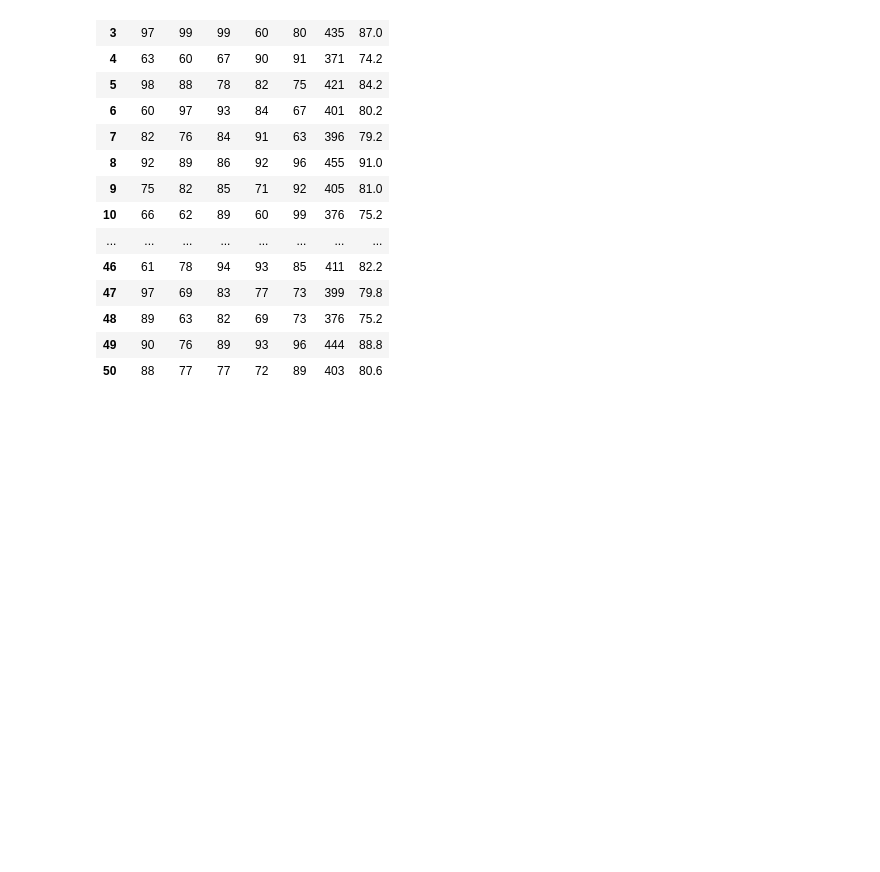
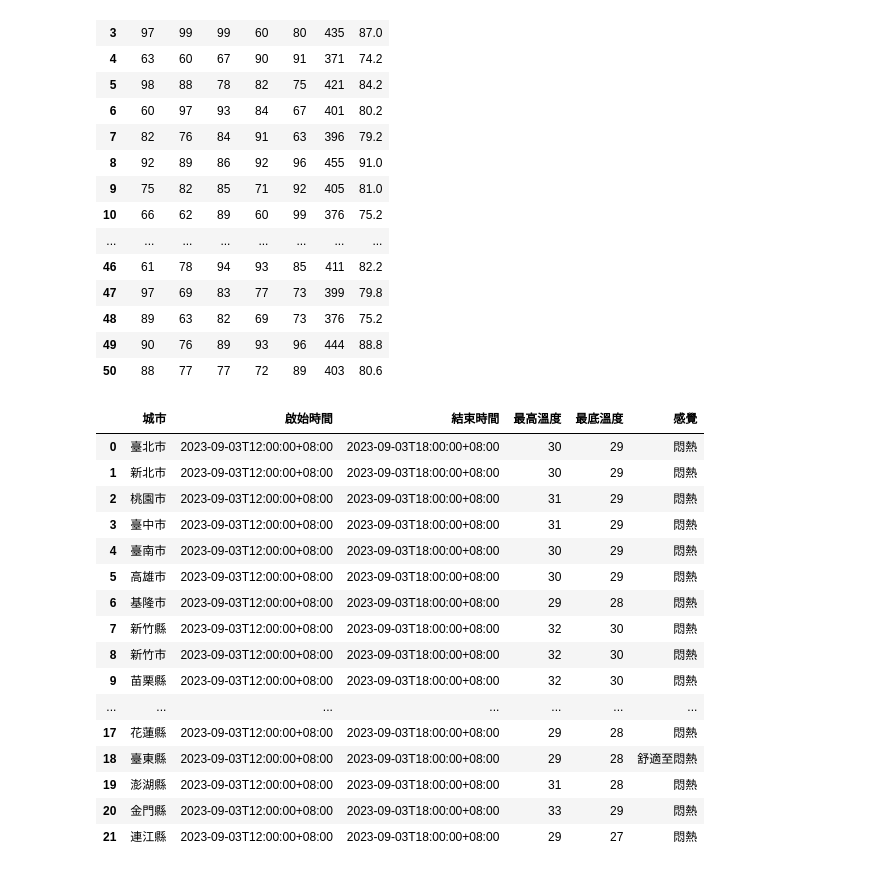
Before and after one commit to Bebe1125/_2023_07_23_sunday_, a Jupyter notebook: lesson16_3.ipynb, the cells around one changed output. Cells and saved outputs as stored; diff of their text form; code cells hidden in the pictures; blank space fills up the shorter version.

```diff
--- a/lesson16_3.ipynb
+++ b/lesson16_3.ipynb
@@ -240,0 +243,21 @@ students
+# %%
+weather = pd.read_csv('最新的氣象預測.csv')
+weather
+# %% [output]
+|  | 城市 | 啟始時間 | 結束時間 | 最高溫度 | 最底溫度 | 感覺 |
+| 0 | 臺北市 | 2023-09-03T12:00:00+08:00 | 2023-09-03T18:00:00+08:00 | 30 | 29 | 悶熱 |
+| 1 | 新北市 | 2023-09-03T12:00:00+08:00 | 2023-09-03T18:00:00+08:00 | 30 | 29 | 悶熱 |
+| 2 | 桃園市 | 2023-09-03T12:00:00+08:00 | 2023-09-03T18:00:00+08:00 | 31 | 29 | 悶熱 |
+| 3 | 臺中市 | 2023-09-03T12:00:00+08:00 | 2023-09-03T18:00:00+08:00 | 31 | 29 | 悶熱 |
+| 4 | 臺南市 | 2023-09-03T12:00:00+08:00 | 2023-09-03T18:00:00+08:00 | 30 | 29 | 悶熱 |
+| 5 | 高雄市 | 2023-09-03T12:00:00+08:00 | 2023-09-03T18:00:00+08:00 | 30 | 29 | 悶熱 |
+| 6 | 基隆市 | 2023-09-03T12:00:00+08:00 | 2023-09-03T18:00:00+08:00 | 29 | 28 | 悶熱 |
+| 7 | 新竹縣 | 2023-09-03T12:00:00+08:00 | 2023-09-03T18:00:00+08:00 | 32 | 30 | 悶熱 |
+| 8 | 新竹市 | 2023-09-03T12:00:00+08:00 | 2023-09-03T18:00:00+08:00 | 32 | 30 | 悶熱 |
+| 9 | 苗栗縣 | 2023-09-03T12:00:00+08:00 | 2023-09-03T18:00:00+08:00 | 32 | 30 | 悶熱 |
+| ... | ... | ... | ... | ... | ... | ... |
+| 17 | 花蓮縣 | 2023-09-03T12:00:00+08:00 | 2023-09-03T18:00:00+08:00 | 29 | 28 | 悶熱 |
+| 18 | 臺東縣 | 2023-09-03T12:00:00+08:00 | 2023-09-03T18:00:00+08:00 | 29 | 28 | 舒適至悶熱 |
+| 19 | 澎湖縣 | 2023-09-03T12:00:00+08:00 | 2023-09-03T18:00:00+08:00 | 31 | 28 | 悶熱 |
+| 20 | 金門縣 | 2023-09-03T12:00:00+08:00 | 2023-09-03T18:00:00+08:00 | 33 | 29 | 悶熱 |
+| 21 | 連江縣 | 2023-09-03T12:00:00+08:00 | 2023-09-03T18:00:00+08:00 | 29 | 27 | 悶熱 |
```
Also changed, not shown: parts of 1 cell of this notebook, 2 other files.
